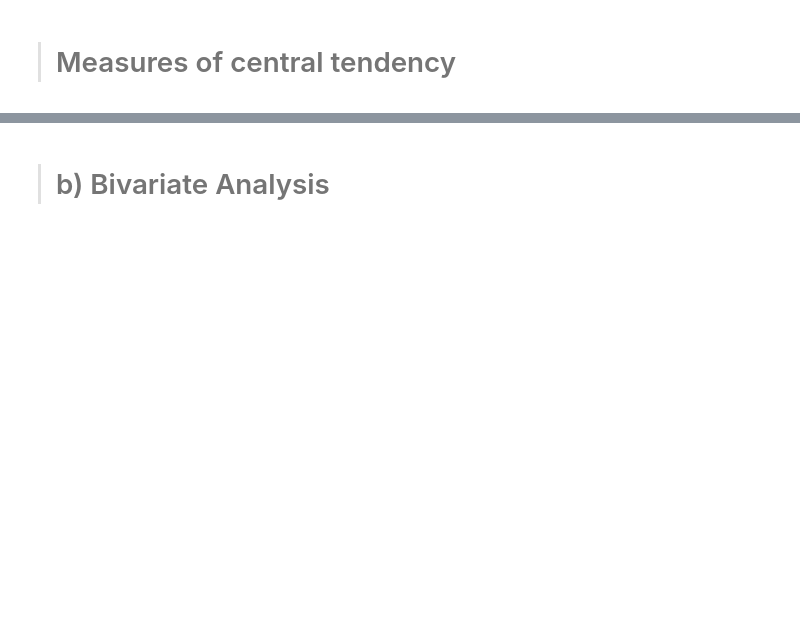
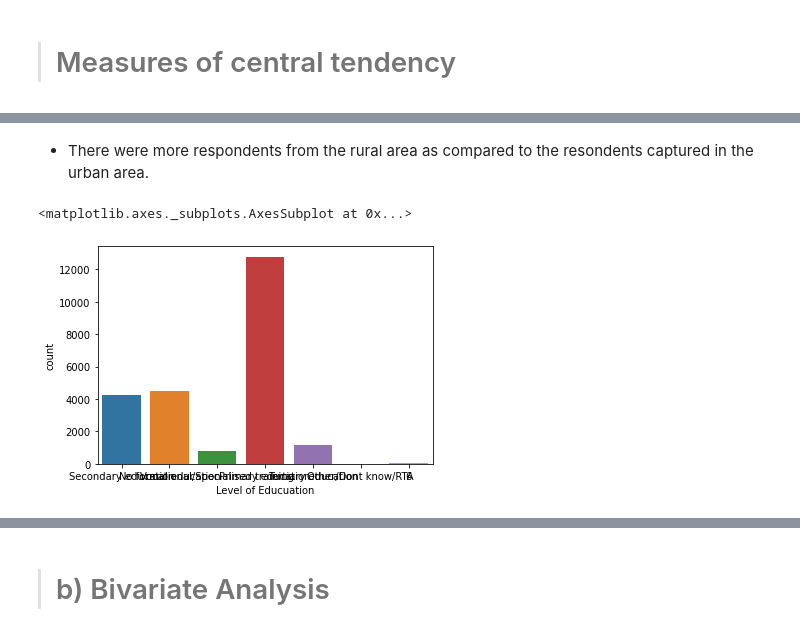
Before and after one commit to WinnieAnyoso/week-2-IP-core-, a Jupyter notebook: week2_Independent_project_core.ipynb, the cells around one changed output, grey strips where cells are left out. Saved outputs shown, nothing was run; the diff lists cells and outputs as text; code cells hidden in the pictures; blank space fills up the shorter version.

```diff
--- a/week2_Independent_project_core.ipynb
+++ b/week2_Independent_project_core.ipynb
@@ -300,0 +365,8 @@ kurtosis = 0.09844652254807196
+# %% [markdown]
+* There were more respondents from the rural area as compared to the resondents captured in the urban area.
+# %%
+# a graph showing the count of the respondents based on their education level.
+sns.countplot(df['Level of Educuation'])
+# %% [output]
+<matplotlib.axes._subplots.AxesSubplot at 0x...>
+[figure, added]
```
Also changed, not shown: parts of 52 cells of this notebook.
